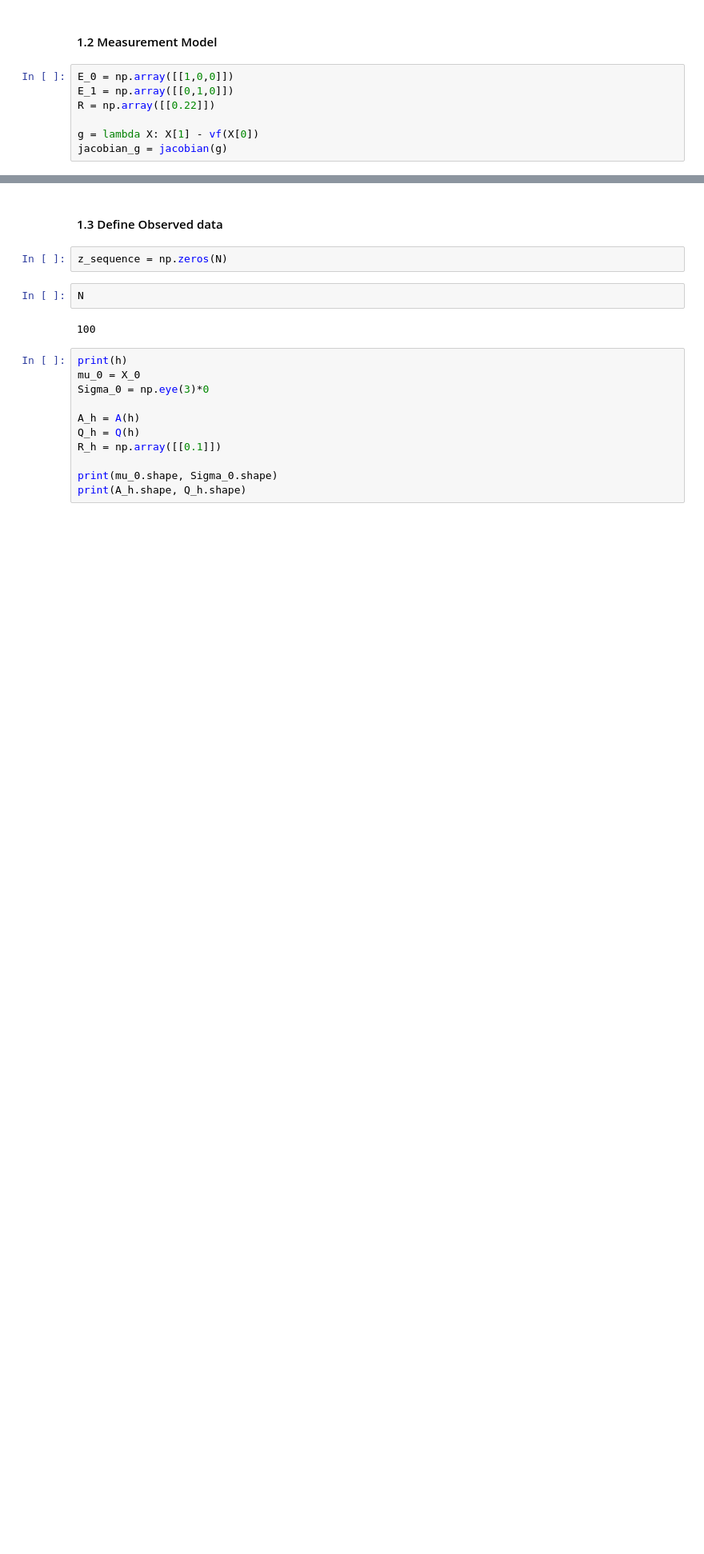
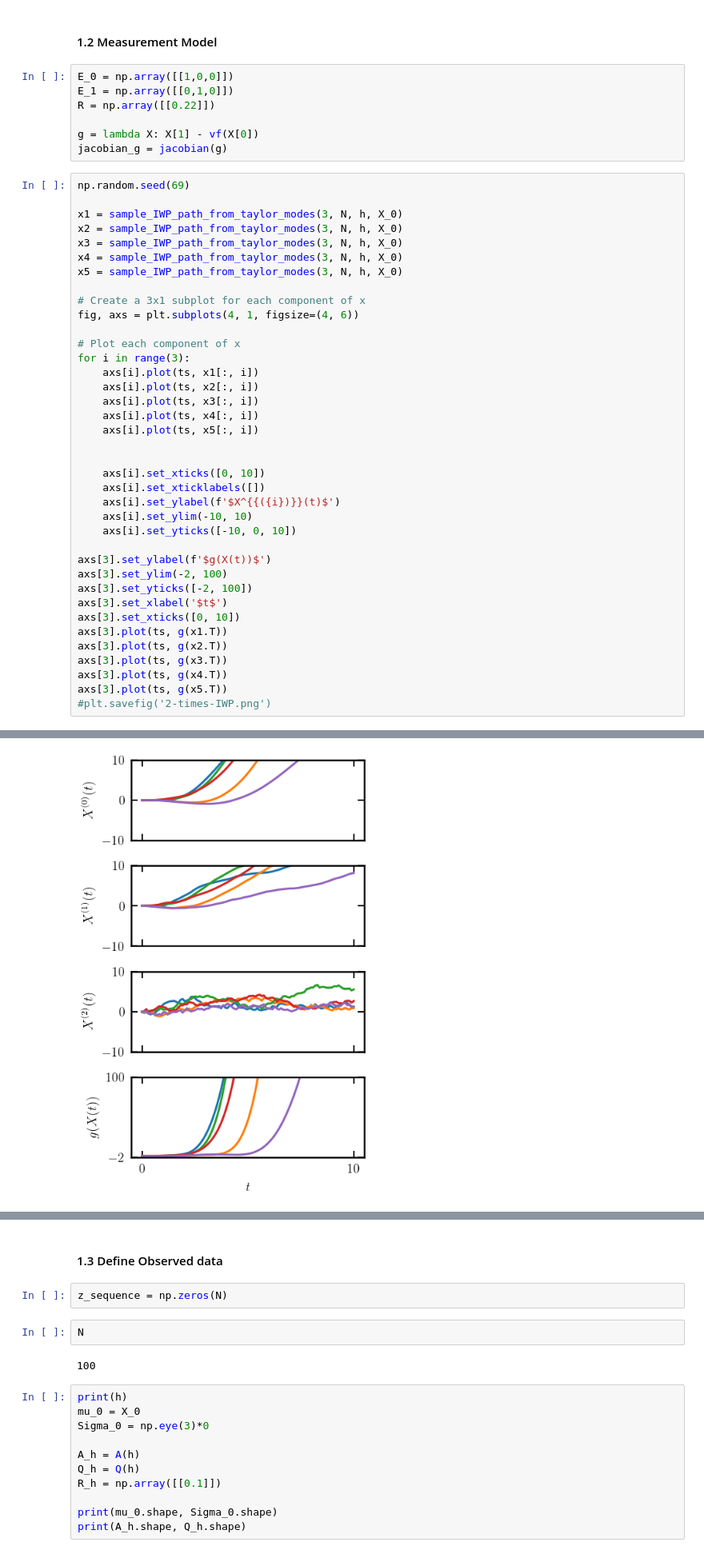
Before and after one commit to paufisch/ode_filters, a Jupyter notebook: diffeq_playground.ipynb, the cells around one changed output, grey strips where cells are left out. Shown at 80% size. Cells and saved outputs as stored; diff of their text form; blank space fills up the shorter version.

Commit message:
added plot of prior including measurement g

```diff
--- a/diffeq_playground.ipynb
+++ b/diffeq_playground.ipynb
@@ -166,3 +166,42 @@ R = np.array([[0.22]])
 
 g = lambda X: X[1] - vf(X[0])
 jacobian_g = jacobian(g)
+# %%
+np.random.seed(69)
+
+x1 = sample_IWP_path_from_taylor_modes(3, N, h, X_0)
+x2 = sample_IWP_path_from_taylor_modes(3, N, h, X_0)
+x3 = sample_IWP_path_from_taylor_modes(3, N, h, X_0)
+x4 = sample_IWP_path_from_taylor_modes(3, N, h, X_0)
+x5 = sample_IWP_path_from_taylor_modes(3, N, h, X_0)
+
+# Create a 3x1 subplot for each component of x
+fig, axs = plt.subplots(4, 1, figsize=(4, 6))
+
+# Plot each component of x
+for i in range(3):
+    axs[i].plot(ts, x1[:, i])
+    axs[i].plot(ts, x2[:, i])
+    axs[i].plot(ts, x3[:, i])
+    axs[i].plot(ts, x4[:, i])
+    axs[i].plot(ts, x5[:, i])
+
+
+    axs[i].set_xticks([0, 10])
+    axs[i].set_xticklabels([])
+    axs[i].set_ylabel(f'$X^{{({i})}}(t)$')
+    axs[i].set_ylim(-10, 10)
+    axs[i].set_yticks([-10, 0, 10])
+
+axs[3].set_ylabel(f'$g(X(t))$')
+axs[3].set_ylim(-2, 100)
+axs[3].set_yticks([-2, 100])
+axs[3].set_xlabel('$t$')
+axs[3].set_xticks([0, 10])
+axs[3].plot(ts, g(x1.T))
+axs[3].plot(ts, g(x2.T))
+axs[3].plot(ts, g(x3.T))
+axs[3].plot(ts, g(x4.T))
+axs[3].plot(ts, g(x5.T))
+#plt.savefig('2-times-IWP.png')
+# %% [output]
@@ -168,0 +209 @@ jacobian_g = jacobian(g)
+[figure, added]
```
Also changed, not shown: parts of 2 cells of this notebook.
